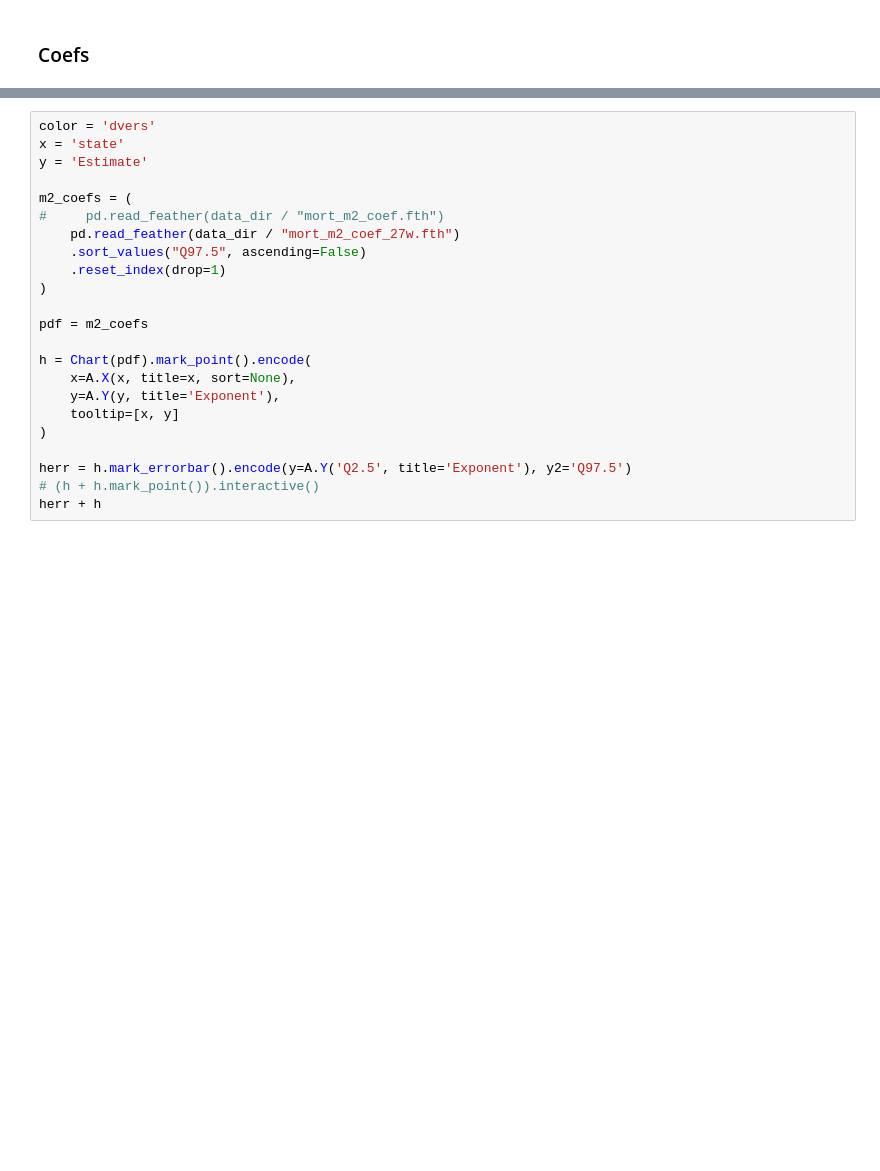
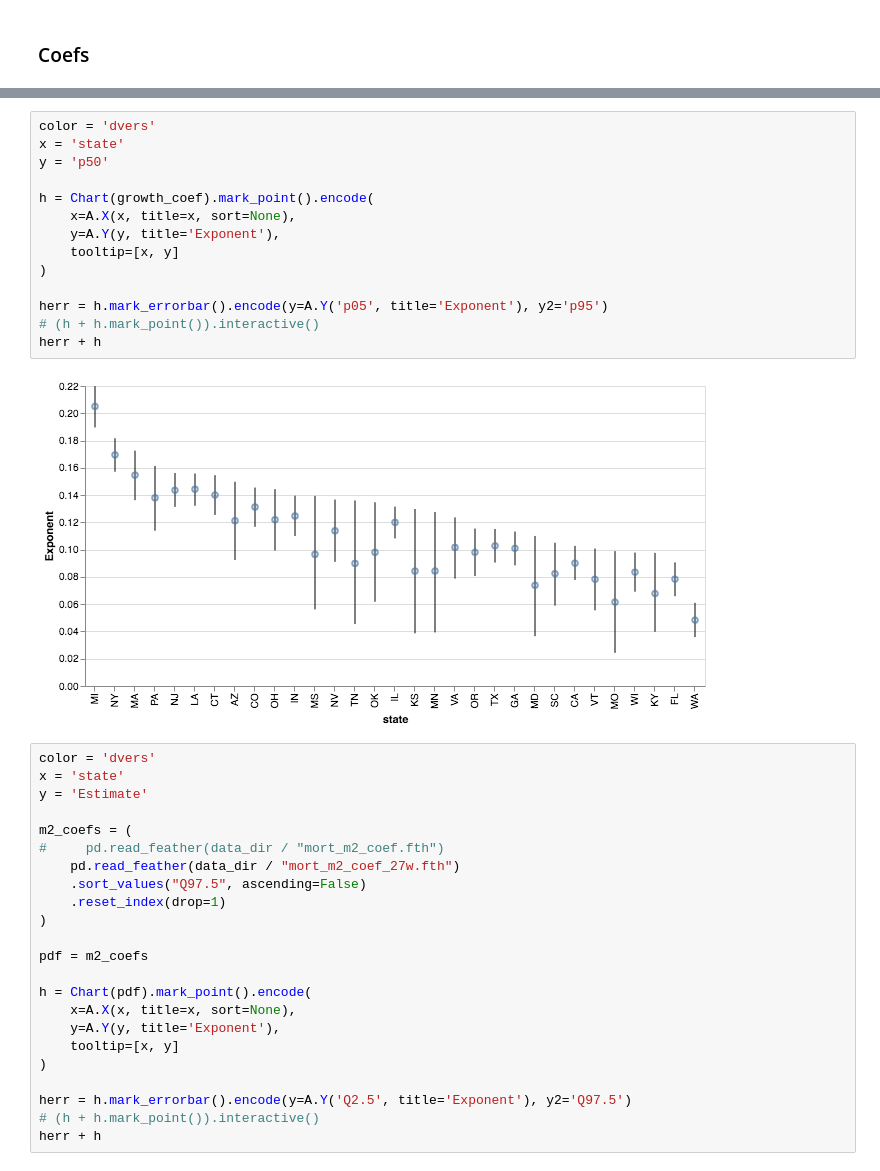
Before and after one commit to wcbeard/covid_models, a Jupyter notebook: notebooks/covid_model.ipynb, the cells around one changed output, grey strips where cells are left out. Cells and saved outputs as stored; diff of their text form; blank space fills up the shorter version.

```diff
--- a/notebooks/covid_model.ipynb
+++ b/notebooks/covid_model.ipynb
@@ -148,3 +195,19 @@ Estimate doubling rate below with rule of 72. Exponent for WA is about .05, so d
+# %%
+color = 'dvers'
+x = 'state'
+y = 'p50'
+
+h = Chart(growth_coef).mark_point().encode(
+    x=A.X(x, title=x, sort=None),
+    y=A.Y(y, title='Exponent'),
+    tooltip=[x, y]
+)
+
+herr = h.mark_errorbar().encode(y=A.Y('p05', title='Exponent'), y2='p95')
+# (h + h.mark_point()).interactive()
+herr + h
+# %% [output]
+[figure, added]
 # %%
 color = 'dvers'
 x = 'state'
```
Also changed, not shown: parts of 9 cells of this notebook, 2 other files.
